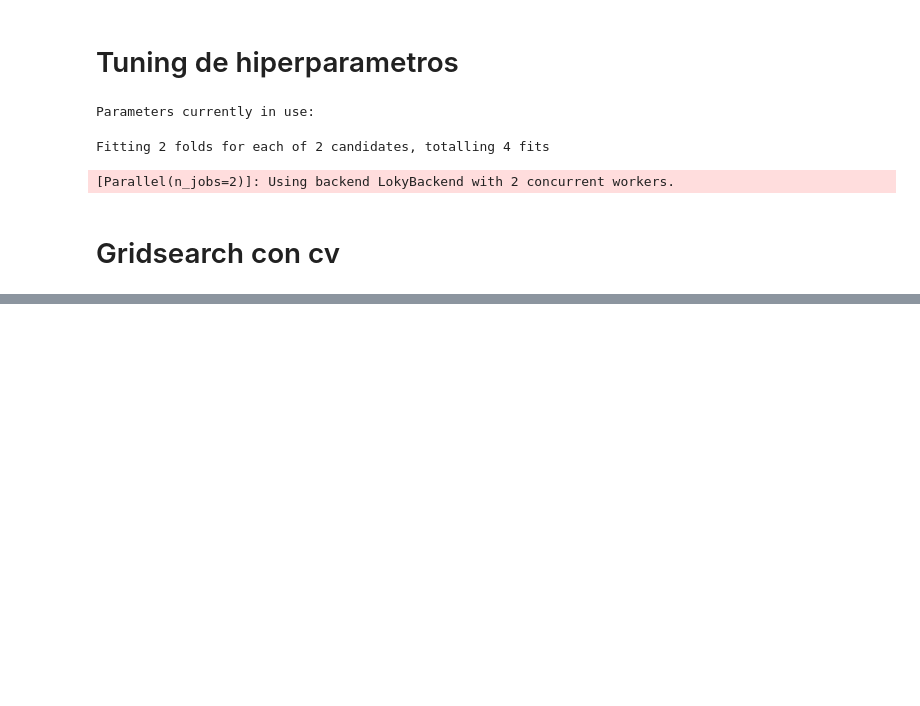
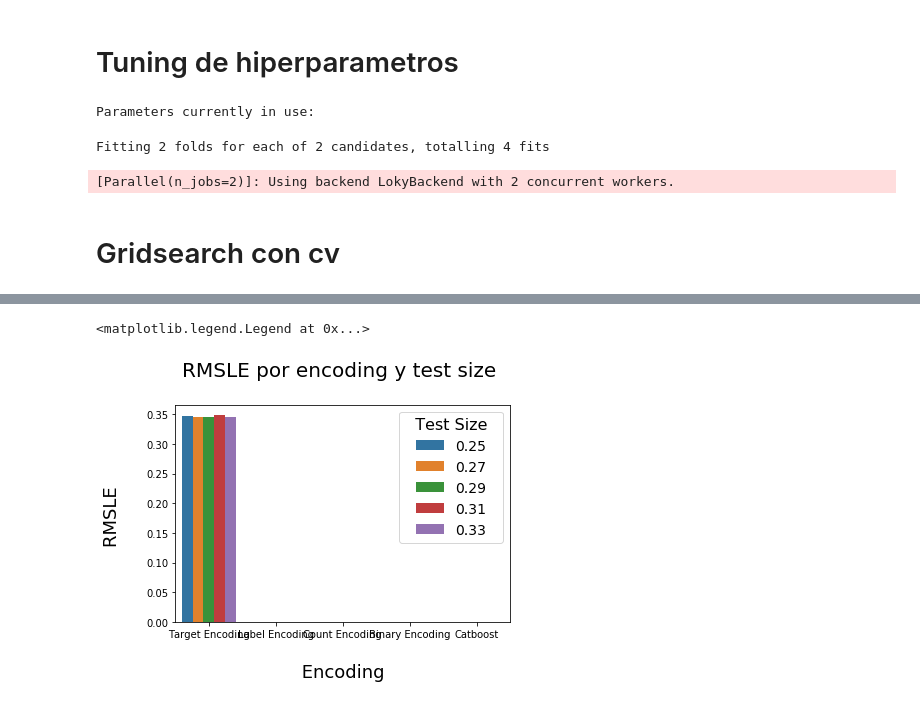
Before and after one commit to ggparente95/tp2-zonajobs, a Jupyter notebook: random_forest.ipynb, the cells around one changed output, grey strips where cells are left out. Cells and saved outputs as stored; diff of their text form; code cells hidden in the pictures; blank space fills up the shorter version.

```diff
--- a/random_forest.ipynb
+++ b/random_forest.ipynb
@@ -277,0 +338,2 @@ print('Improvement of {:0.2f}%.'.format( 100 * (grid_accuracy - base_accuracy) /
+# %%
+df_normalized = getNormalizedDataset(df)
@@ -277,0 +424,16 @@ print('Improvement of {:0.2f}%.'.format( 100 * (grid_accuracy - base_accuracy) /
+# %%
+# Test sizes with one hot encoding
+df_final, binary_enc = binary_enc(df_normalized)
+
+X = df_final.copy()
+y = df_final['precio']
+
+for ts in [0.25,0.27,0.29,0.31,0.33]:
+    X_train, X_test, y_train, y_test = train_test_split(X, y, test_size=ts)
+    regressor = RandomForestRegressor()
+    regressor.fit(X_train, y_train)
+    pred_1 = regressor.predict(X_test)
+    score_1 = RMSLE(y_test, pred_1)
+    scores.append(('Binary Encoding', ts, score_1))
+
+scores
@@ -277,0 +461,16 @@ print('Improvement of {:0.2f}%.'.format( 100 * (grid_accuracy - base_accuracy) /
+# %%
+# Test sizes with one hot encoding
+df_final, catboost_enc = catboost_enc(df_normalized)
+
+X = df_final.copy()
+y = df_final['precio']
+
+for ts in [0.25,0.27,0.29,0.31,0.33]:
+    X_train, X_test, y_train, y_test = train_test_split(X, y, test_size=ts)
+    regressor = RandomForestRegressor()
+    regressor.fit(X_train, y_train)
+    pred_1 = regressor.predict(X_test)
+    score_1 = RMSLE(y_test, pred_1)
+    scores.append(('Catboost', ts, score_1))
+
+scores
@@ -277,0 +495,3 @@ print('Improvement of {:0.2f}%.'.format( 100 * (grid_accuracy - base_accuracy) /
+# %%
+data = pd.DataFrame(scores, columns=['encoding','test_size','RMSLE'])
+data
@@ -277,0 +516,10 @@ print('Improvement of {:0.2f}%.'.format( 100 * (grid_accuracy - base_accuracy) /
+# %%
+import seaborn as sns
+ax = sns.barplot(data=data, x='encoding', y='RMSLE', hue='test_size')
+ax.set_xlabel('\n Encoding ', fontsize=18)
+ax.set_ylabel('RMSLE \n', fontsize=18)
+ax.set_title('RMSLE por encoding y test size \n', fontdict={'fontsize':20})
+plt.legend(title='  Test Size  ', title_fontsize=16, fontsize=14, loc='best')
+# %% [output]
+<matplotlib.legend.Legend at 0x...>
+[figure, added]
```
Also changed, not shown: parts of 18 cells of this notebook.
